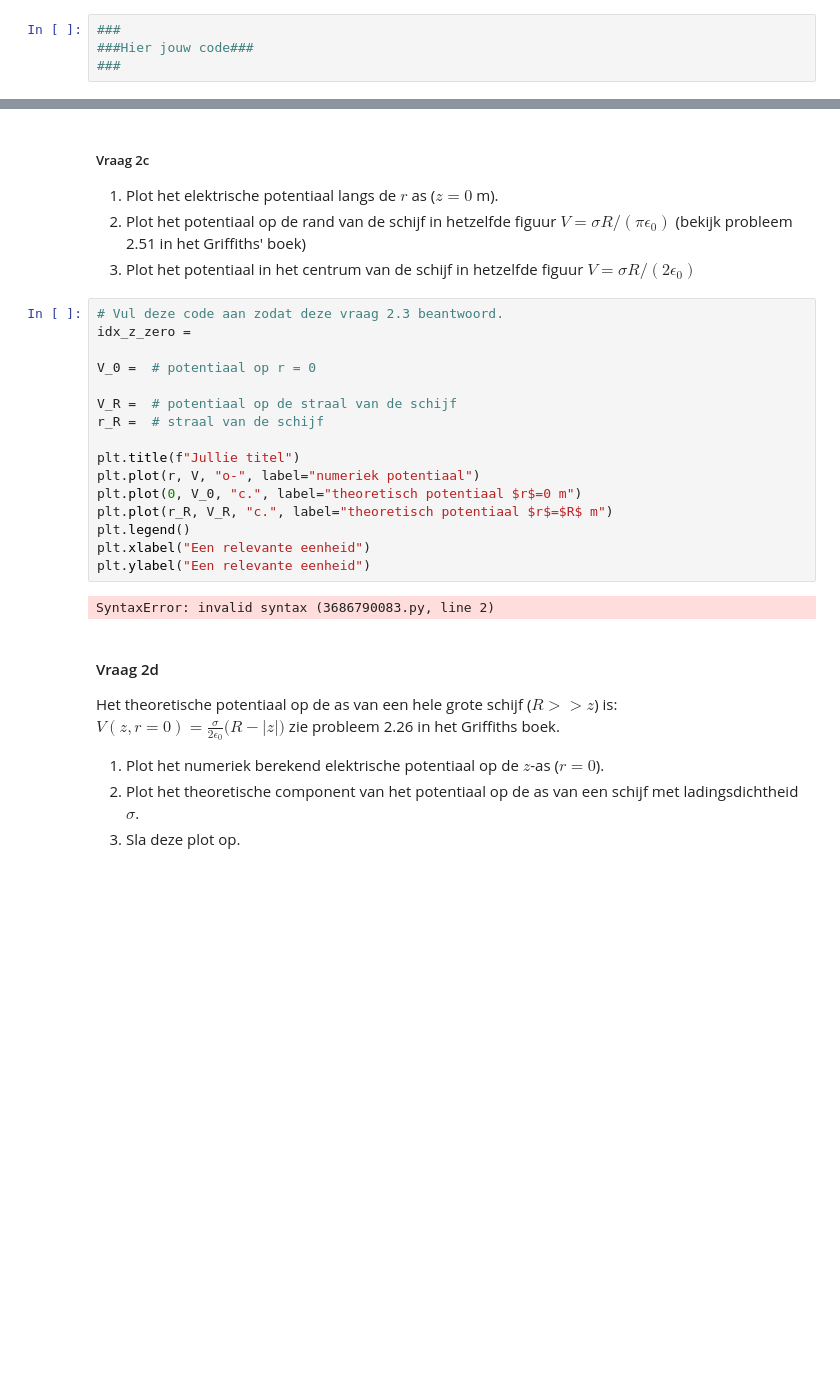
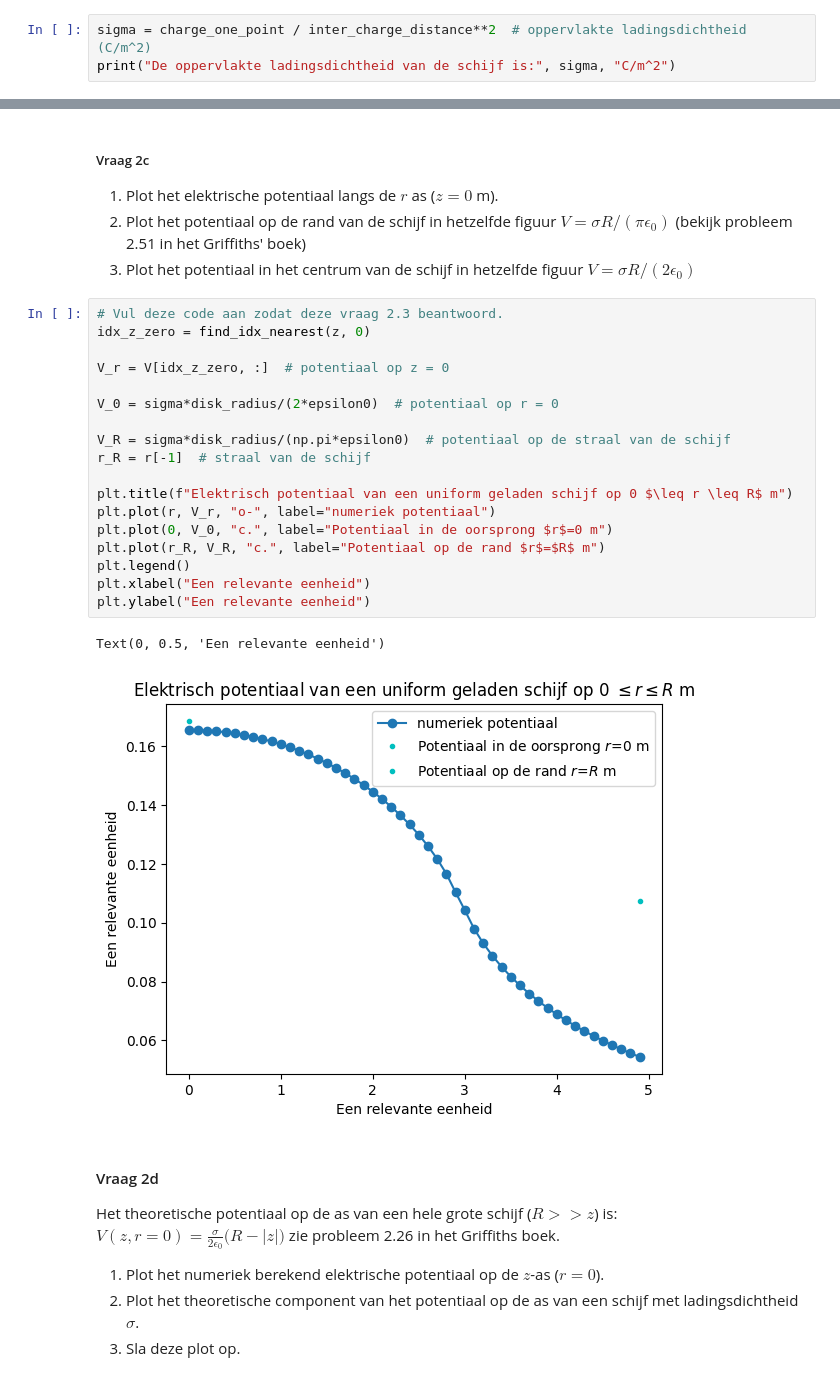
Before and after one commit to Peppertje/opdrachten-DEF-D-Pepper, a Jupyter notebook: DigitaleOntwerpopdrachten/1CondensatorOpdracht/CondensatorOntwerpopdracht.ipynb, the cells around one changed output, grey strips where cells are left out. Saved outputs shown, nothing was run; the diff lists cells and outputs as text; blank space fills up the shorter version.

```diff
--- a/DigitaleOntwerpopdrachten/1CondensatorOpdracht/CondensatorOntwerpopdracht.ipynb
+++ b/DigitaleOntwerpopdrachten/1CondensatorOpdracht/CondensatorOntwerpopdracht.ipynb
@@ -193,6 +198,5 @@ Pas de cel die je in vraag 2a hebt aangepast weer aan naar de originele waardes.
 Het aantal punten dat gebruikt wordt om de schijf te creëren is number_point_charges_on_disk en de lading van een punt is charge_one_point in Coulomb.
 1. Bereken en print de ladingsdichtheid $\sigma$ met een correcte eenheid.
 # %%
-###
-###Hier jouw code###
-###
+sigma = charge_one_point / inter_charge_distance**2  # oppervlakte ladingsdichtheid (C/m^2)
+print("De oppervlakte ladingsdichtheid van de schijf is:", sigma, "C/m^2")
@@ -205,22 +211,25 @@ Het aantal punten dat gebruikt wordt om de schijf te creëren is number_point_ch
 3. Plot het potentiaal in het centrum van de schijf in hetzelfde figuur $V = \sigma R/(2 \epsilon_0)$
 # %%
 # Vul deze code aan zodat deze vraag 2.3 beantwoord.
-idx_z_zero =
+idx_z_zero = find_idx_nearest(z, 0)
 
-V_0 =  # potentiaal op r = 0
+V_r = V[idx_z_zero, :]  # potentiaal op z = 0
 
-V_R =  # potentiaal op de straal van de schijf
-r_R =  # straal van de schijf
+V_0 = sigma*disk_radius/(2*epsilon0)  # potentiaal op r = 0
 
-plt.title(f"Jullie titel")
-plt.plot(r, V, "o-", label="numeriek potentiaal")
-plt.plot(0, V_0, "c.", label="theoretisch potentiaal $r$=0 m")
-plt.plot(r_R, V_R, "c.", label="theoretisch potentiaal $r$=$R$ m")
+V_R = sigma*disk_radius/(np.pi*epsilon0)  # potentiaal op de straal van de schijf
+r_R = r[-1]  # straal van de schijf
+
+plt.title(f"Elektrisch potentiaal van een uniform geladen schijf op 0 $\leq r \leq R$ m")
+plt.plot(r, V_r, "o-", label="numeriek potentiaal")
+plt.plot(0, V_0, "c.", label="Potentiaal in de oorsprong $r$=0 m")
+plt.plot(r_R, V_R, "c.", label="Potentiaal op de rand $r$=$R$ m")
 plt.legend()
 plt.xlabel("Een relevante eenheid")
 plt.ylabel("Een relevante eenheid")
 # %% [output]
-SyntaxError: invalid syntax (3686790083.py, line 2)
+Text(0, 0.5, 'Een relevante eenheid')
+[figure, added]
 # %% [markdown]
 #### Vraag 2d
 
```
Also changed, not shown: parts of 5 cells of this notebook, 1 other file.
